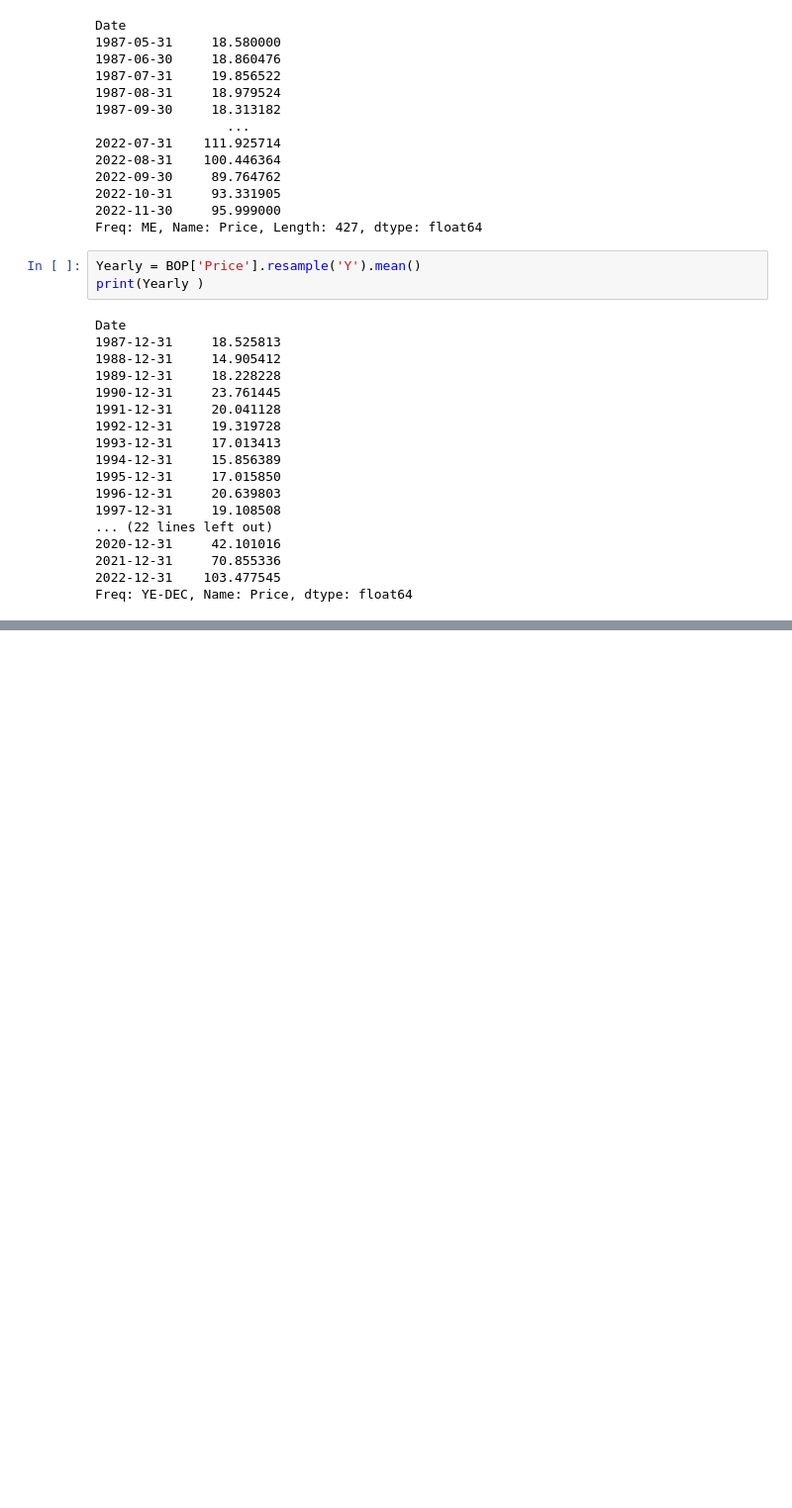
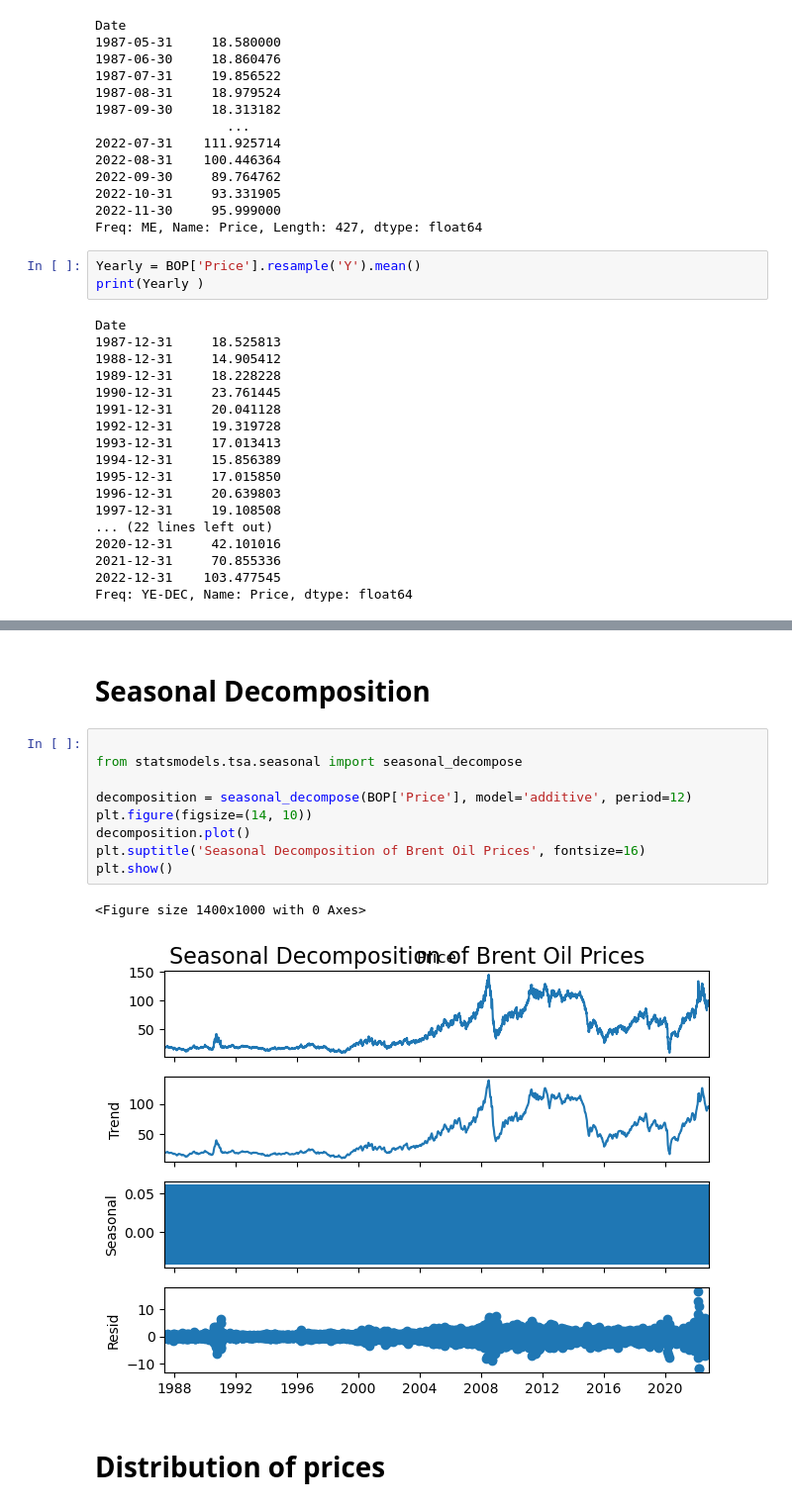
Before and after one commit to erisimasol/Week-10-KAIM-10X, a Jupyter notebook: Notebook/Week-10-Task-01.ipynb, the cells around one changed output, grey strips where cells are left out. Shown at 99% size. Cells and saved outputs as stored; diff of their text form; blank space fills up the shorter version.

Commit message:
Seasonal Decomposition

```diff
--- a/Notebook/Week-10-Task-01.ipynb
+++ b/Notebook/Week-10-Task-01.ipynb
@@ -132,0 +142,16 @@ plt.show()
+# %% [markdown]
+# Seasonal Decomposition
+# %%
+
+from statsmodels.tsa.seasonal import seasonal_decompose
+
+decomposition = seasonal_decompose(BOP['Price'], model='additive', period=12)
+plt.figure(figsize=(14, 10))
+decomposition.plot()
+plt.suptitle('Seasonal Decomposition of Brent Oil Prices', fontsize=16)
+plt.show()
+# %% [output]
+<Figure size 1400x1000 with 0 Axes>
+[figure, added]
+# %% [markdown]
+# Distribution of prices
```
Also changed, not shown: parts of 4 cells of this notebook.
